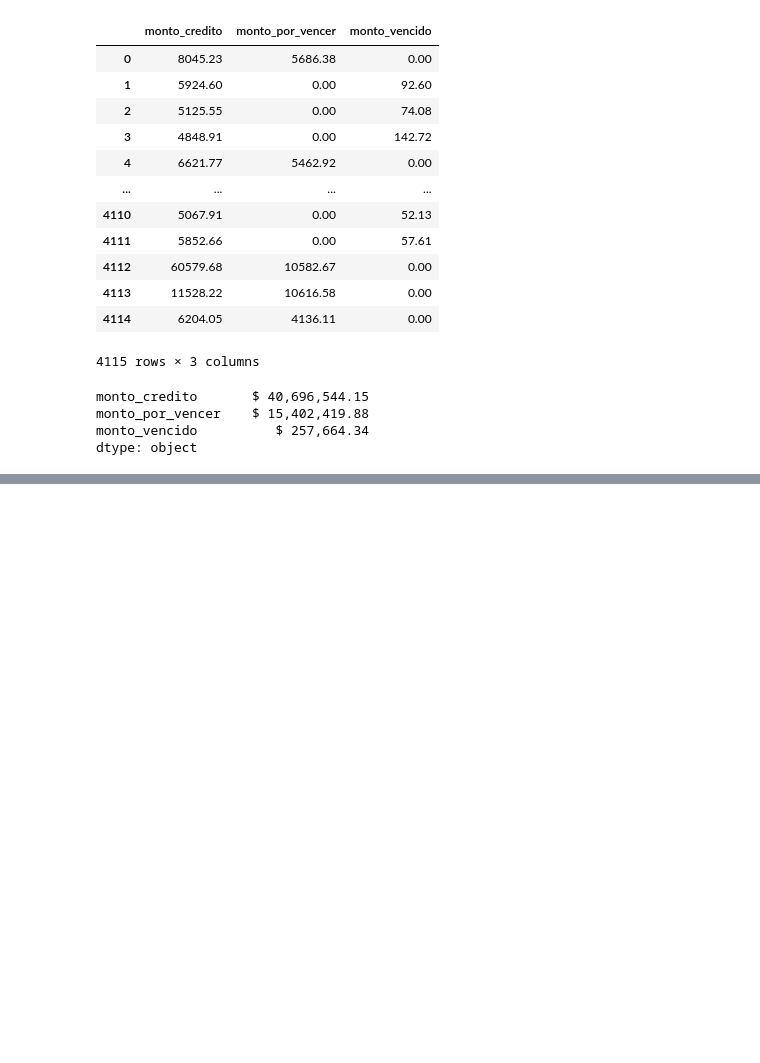
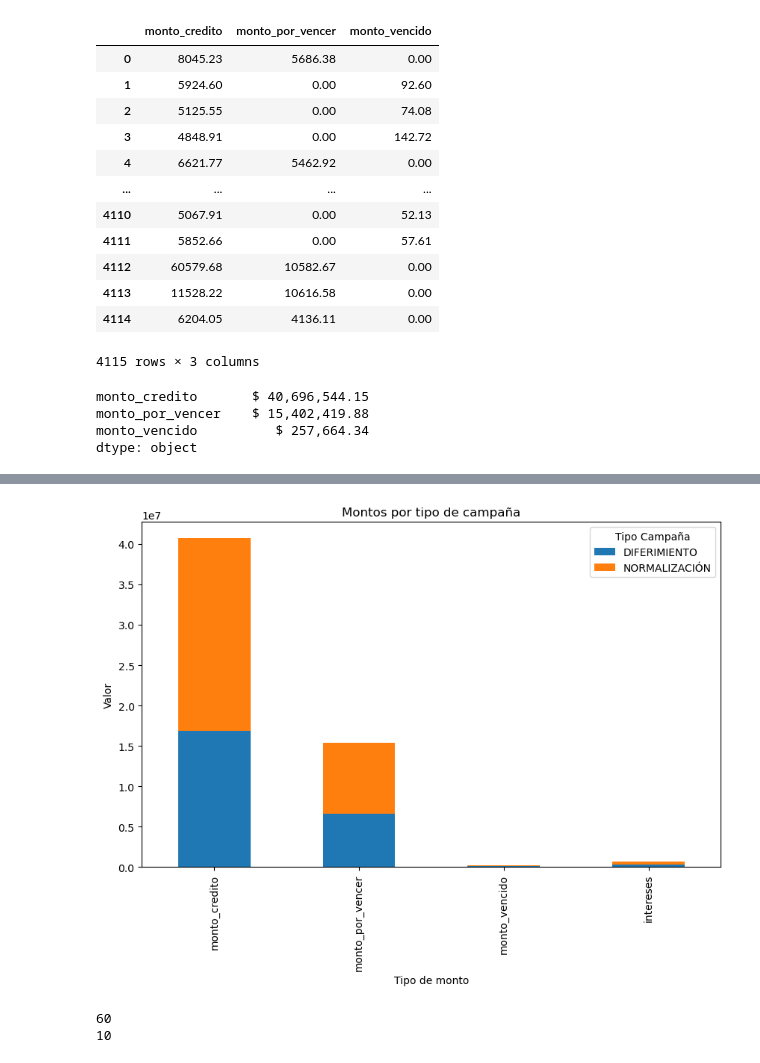
Before and after one commit to carlos-calderon-cabezas/financial-relief-analysis, a Jupyter notebook: analisis_alivio_financiero.ipynb, the cells around one changed output, grey strips where cells are left out. Saved outputs shown, nothing was run; the diff lists cells and outputs as text; code cells hidden in the pictures; blank space fills up the shorter version.

```diff
--- a/analisis_alivio_financiero.ipynb
+++ b/analisis_alivio_financiero.ipynb
@@ -381,0 +423,15 @@ plt.show()
+# %%
+import matplotlib.pyplot as plt
+
+# Aggregate by tipo_campania
+df_grouped = df_morosidad.groupby("tipo_campania")[["monto_credito", "monto_por_vencer", "monto_vencido", "intereses"]].sum()
+
+# Plot stacked bars
+df_grouped.T.plot(kind="bar", stacked=True, figsize=(10,6))
+plt.title("Montos por tipo de campaña")
+plt.xlabel("Tipo de monto")
+plt.ylabel("Valor")
+plt.legend(title="Tipo Campaña")
+plt.show()
+# %% [output]
+[figure, added]
@@ -381,0 +442,5 @@ plt.show()
+# %%
+print(df_morosidad["dias_mora"].max(), df_morosidad["dias_mora"].min(), sep="\n")
+# %% [output]
+60
+10
```
Also changed, not shown: parts of 20 cells of this notebook.
